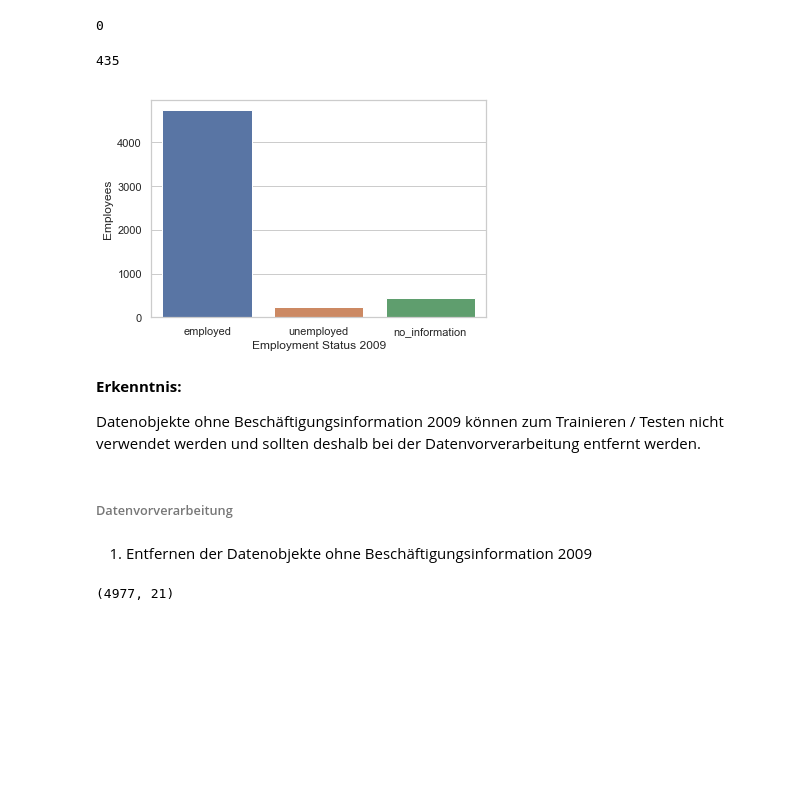
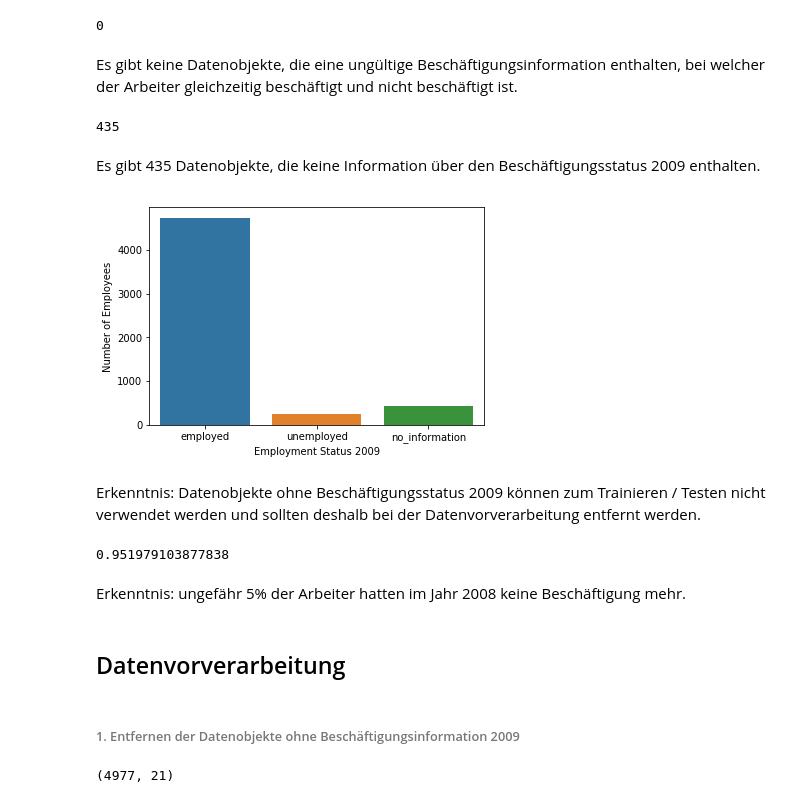
Before and after one commit to tecoKIT/smart-data-analytics, a Jupyter notebook: Uebung1/Exercise3a.ipynb, the cells around one changed output. Saved outputs shown, nothing was run; the diff lists cells and outputs as text; code cells hidden in the pictures; blank space fills up the shorter version.

```diff
--- a/Uebung1/Exercise3a.ipynb
+++ b/Uebung1/Exercise3a.ipynb
@@ -95,4 +103,6 @@ data[(data['ne_states']==0) & (data['so_states']==0) & (data['ce_states']==0) &
 data[(data['employed']==1) & (data['unemployed']==1)].count()[0]
 # %% [output]
 0
+# %% [markdown]
+Es gibt keine Datenobjekte, die eine ungültige Beschäftigungsinformation enthalten, bei welcher der Arbeiter gleichzeitig beschäftigt und nicht beschäftigt ist.
 # %%
@@ -100,6 +110,8 @@ data[(data['employed']==1) & (data['unemployed']==1)].count()[0]
 data[(data['employed']==0) & (data['unemployed']==0)].count()[0]
 # %% [output]
 435
+# %% [markdown]
+Es gibt 435 Datenobjekte, die keine Information über den Beschäftigungsstatus 2009 enthalten.
 # %%
 # Preparing values for the barplot
 employed = data[data['employed']==1].count()[0]
@@ -107,22 +119,29 @@ unemployed = data[data['unemployed']==1].count()[0]
 no_information = data[(data['employed']==0) & (data['unemployed']==0)].count()[0]
 # %%
 # Instanciating a new dataframe to have a nice barplot with descriptions
-plot_data = pd.DataFrame({'Employment Status 2009': ['employed', 'unemployed', 'no_information'], 'Employees': [employed, unemployed, no_information]})
+plot_data = pd.DataFrame({'Employment Status 2009': ['employed', 'unemployed', 'no_information'],
+                          'Number of Employees': [employed, unemployed, no_information]})
 # Drawing the barplot
-ax = sns.barplot(x='Employment Status 2009', y='Employees', data=plot_data, ci=None)
+ax = sns.barplot(x='Employment Status 2009', y='Number of Employees', data=plot_data, ci=None)
 
 # Alternative (without descriptions)
 # ax = sns.barplot(data=[[employed], [unemployed], [no_information]], ci=None)
 # %% [output]
-[figure, old version]
+[figure, new version]
 # %% [markdown]
-**Erkenntnis:**
-
-Datenobjekte ohne Beschäftigungsinformation 2009 können zum Trainieren / Testen nicht verwendet werden und sollten deshalb bei der Datenvorverarbeitung entfernt werden.
+Erkenntnis:
+Datenobjekte ohne Beschäftigungsstatus 2009 können zum Trainieren / Testen nicht verwendet werden und sollten deshalb bei der Datenvorverarbeitung entfernt werden.
+# %%
+# Ratio of employed workers
+employed / (employed + unemployed)
+# %% [output]
+0.951979103877838
+# %% [markdown]
+Erkenntnis: ungefähr 5% der Arbeiter hatten im Jahr 2008 keine Beschäftigung mehr.
 # %% [markdown]
-###### Datenvorverarbeitung
+## Datenvorverarbeitung
 # %% [markdown]
-1. Entfernen der Datenobjekte ohne Beschäftigungsinformation 2009
+###### 1. Entfernen der Datenobjekte ohne Beschäftigungsinformation 2009
 # %%
 # Set rows with no information about Employment Status 2009 no NaN
 data_cleaned = data.where(cond=(data['employed']==1) | (data['unemployed']==1))
```
Also changed, not shown: parts of 109 cells of this notebook.
